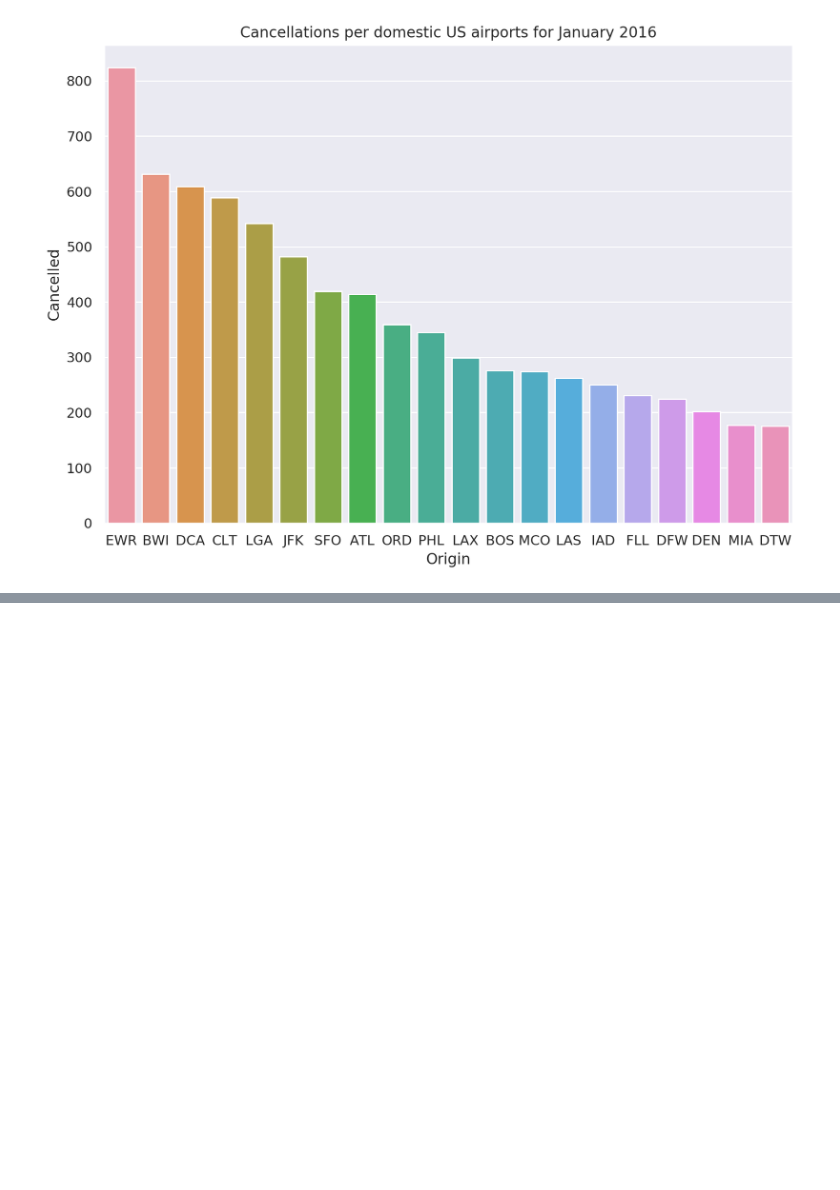
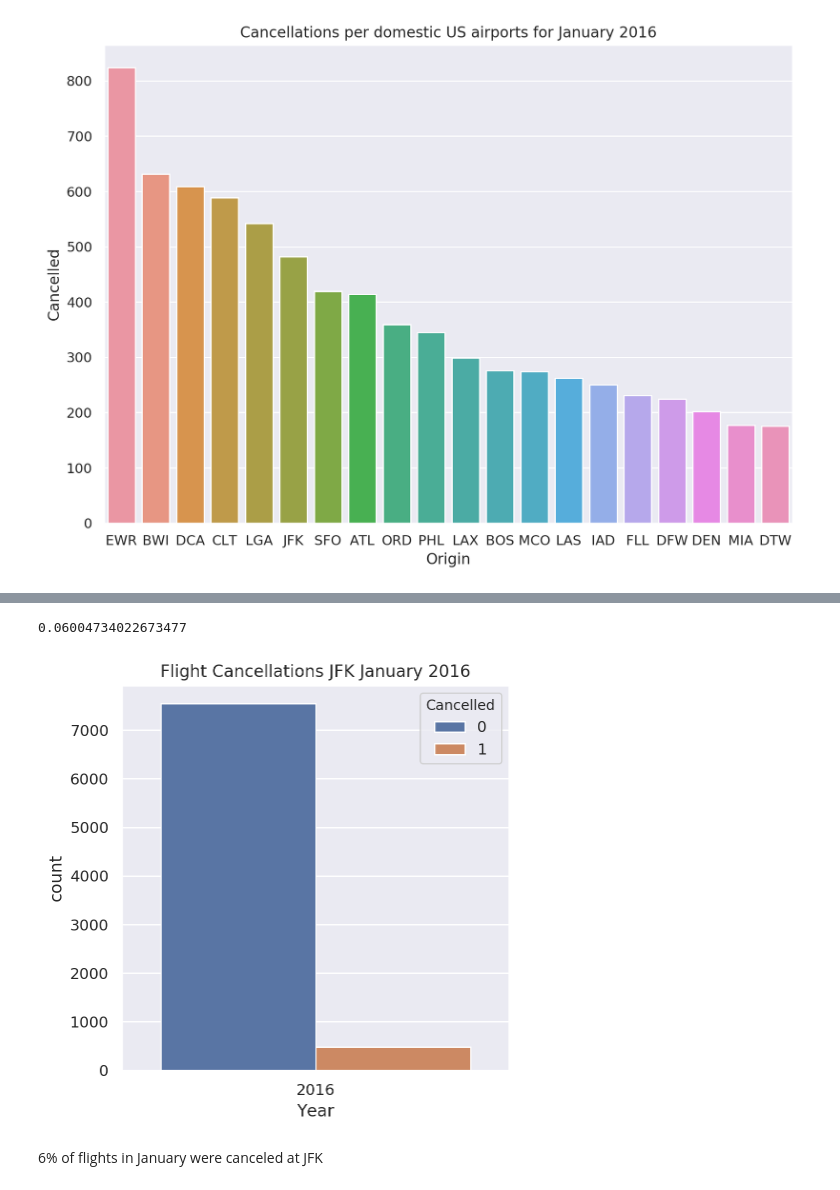
Before and after one commit to fausa/ADS508, a Jupyter notebook: Susy_EDA.ipynb, the cells around one changed output, grey strips where cells are left out. Drawn from its saved outputs; the diff is of its cells as text; code cells hidden in the pictures; blank space fills up the shorter version.

Commit message:
Update Susy_EDA.ipynb
added more EDA for weather data, JFK specific metrics

```diff
--- a/Susy_EDA.ipynb
+++ b/Susy_EDA.ipynb
@@ -498,0 +542,5 @@ Text(0.5, 1.0, 'Cancellations per domestic US airports for January 2016')
+# %%
+# Checking the class balance on our target variable 'Cancelled' as cancelled fllights
+dff_Origin_JFK = flights_df[flights_df["Origin"]=="JFK"].reset_index()
+#data[data['Value'] == True]
+dff_Origin_JFK.head()
@@ -498,0 +555,16 @@ Text(0.5, 1.0, 'Cancellations per domestic US airports for January 2016')
+# %%
+# Percentage of canceled flights from total flights:
+x=dff_Origin_JFK.shape
+xx=dff_Origin_JFK['Cancelled'].sum()
+xx/x[0]
+# %% [output]
+0.06004734022673477
+# %%
+sns.set(rc={'figure.figsize':(5,5)})
+
+sns.countplot(data=dff_Origin_JFK, x="Year", hue="Cancelled").set_title("Flight Cancellations JFK January 2016")
+plt.show()
+# %% [output]
+[figure, added]
+# %% [markdown]
+6% of flights in January were canceled at JFK
```
Also changed, not shown: parts of 23 cells of this notebook.
